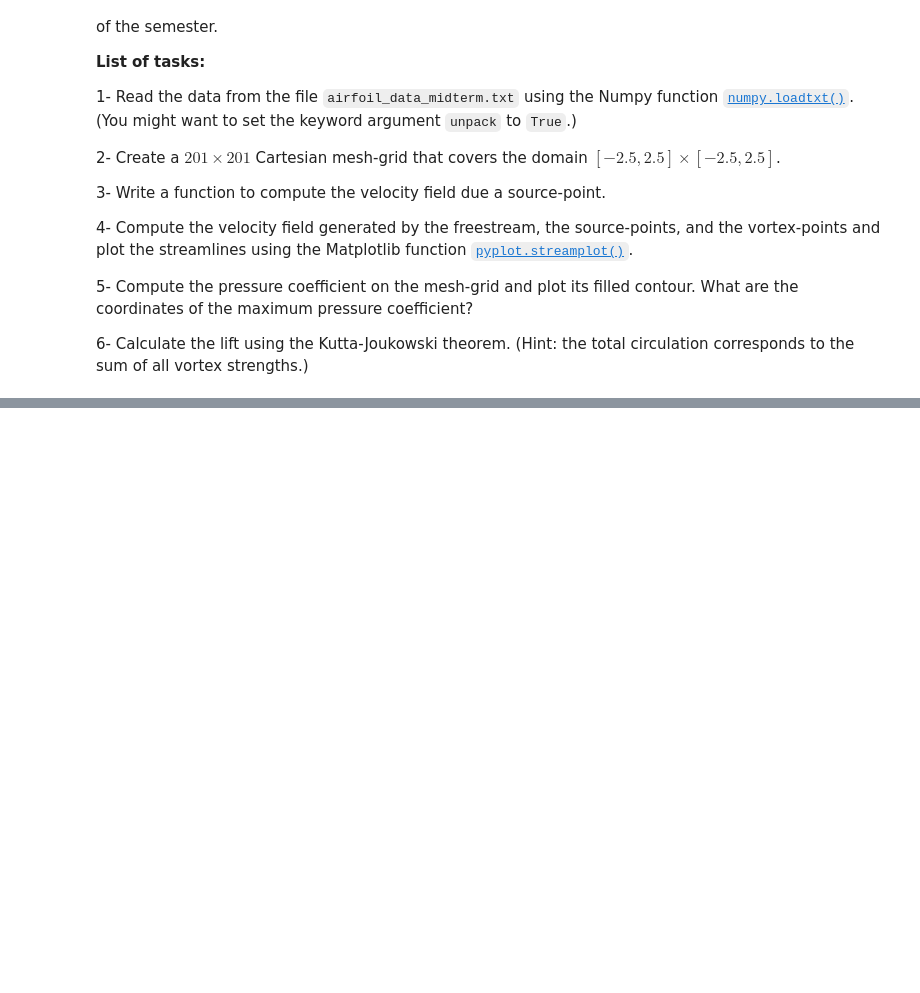
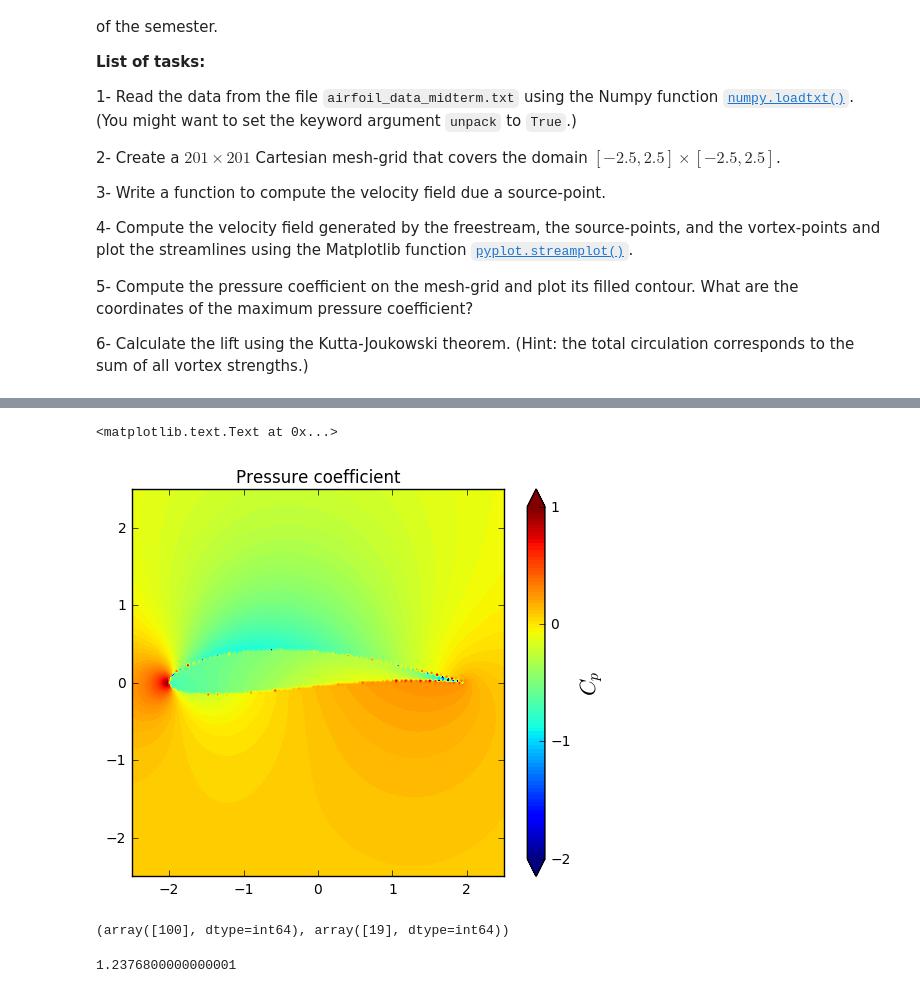
Before and after one commit to iamisrapel/MAE6226, a Jupyter notebook: midterm/midterm.ipynb, the cells around one changed output, grey strips where cells are left out. Cells and saved outputs as stored; diff of their text form; code cells hidden in the pictures; blank space fills up the shorter version.

```diff
--- a/midterm/midterm.ipynb
+++ b/midterm/midterm.ipynb
@@ -521,2 +557,26 @@ def get_velocity(strength, xs, ys, X, Y):
 # %%
 # Use this cell to provide the rest of the code.
+
+cp_2 = 1-(u_all**2 +v_all**2)/1
+# %%
+pyplot.figure(figsize=(6,5))
+pyplot.xlim(-2.5, 2.5)
+pyplot.ylim(-2.5, 2.5)
+contf = pyplot.contourf(X, Y, cp_2, levels=numpy.linspace(-2, 1, 100), extend='both')
+cbar = pyplot.colorbar(contf)
+cbar.set_label('$C_p$', fontsize=16)
+cbar.set_ticks([-2.0, -1.0, 0.0, 1.0])
+pyplot.title('Pressure coefficient')
+# %% [output]
+<matplotlib.text.Text at 0x...>
+[figure, added]
+# %%
+numpy.where(cp_2==numpy.max(cp_2))
+# %% [output]
+(array([100], dtype=int64), array([19], dtype=int64))
+# %%
+gamma_total=numpy.sum(vortex_strength)
+lift_2 = rho*1*gamma_total
+lift_2
+# %% [output]
+1.2376800000000001
```
Also changed, not shown: parts of 5 cells of this notebook.
